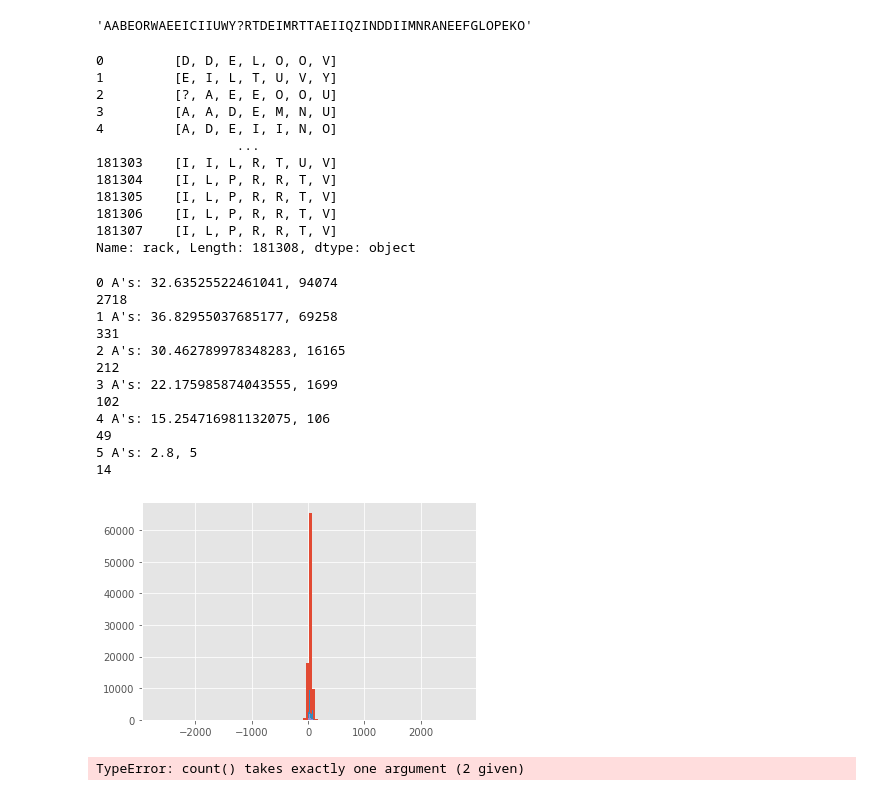
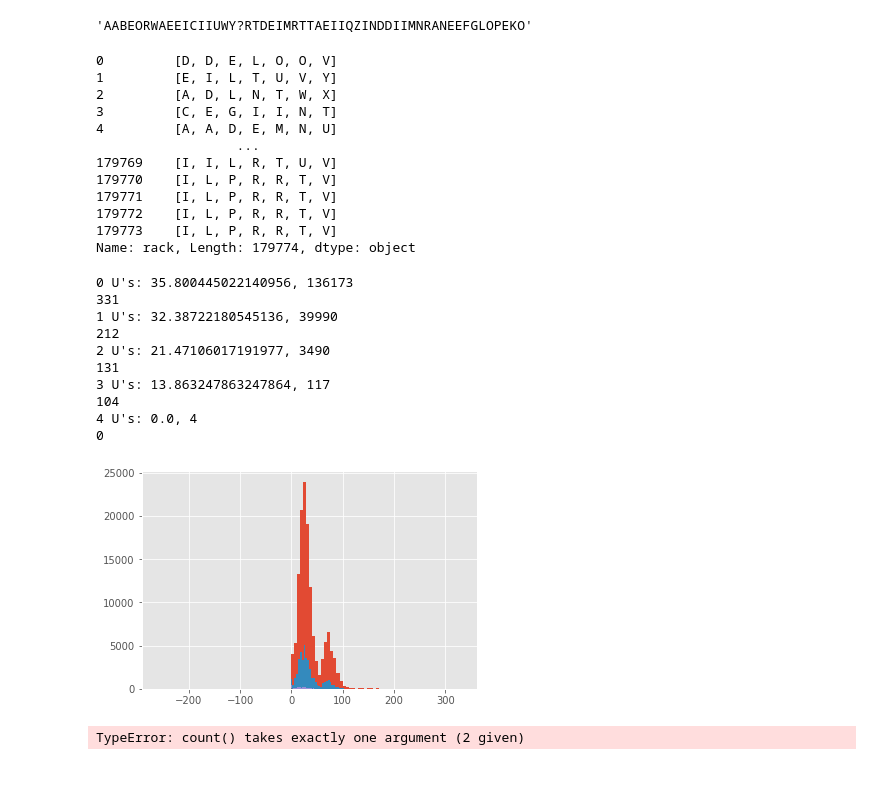
Before and after one commit to pkgalea/ScrabbleTileAnalyzer, a Jupyter notebook: DataExploration.ipynb, the cells around one changed output. Cells and saved outputs as stored; diff of their text form; code cells hidden in the pictures.

Commit message:
challenges removed

```diff
--- a/DataExploration.ipynb
+++ b/DataExploration.ipynb
@@ -204,9 +204,9 @@ conn.close()
 
 cur = conn.cursor()
 
-sql = """SELECT movenum, turn_score, move, rack, LAG (move, 1)  OVER (PARTITION BY gamenum ORDER BY movenum) as prev_move
-from turn where gamenum in (SELECT gamenum from fullP2games) and
-gamenum not in (SELECT gamenum from game where p1_final_score > 800 or p2_final_score > 800) and
+sql = """SELECT gamenum, turn_id, movenum, turn_score, move, rack, LAG (move, 1)  OVER (PARTITION BY gamenum ORDER BY movenum) as prev_move
+from turn where gamenum in (SELECT gamenum from fullP2games) and NOT is_challenge and
+gamenum not in (select game_num from bad_games) and
 is_player2 = ' 1' and length(rack) = 7 ORDER BY movenum"""
 
 
@@ -217,42 +217,41 @@ df_good_p2.rack
 # %% [output]
 0         [D, D, E, L, O, O, V]
 1         [E, I, L, T, U, V, Y]
-2         [?, A, E, E, O, O, U]
-3         [A, A, D, E, M, N, U]
-4         [A, D, E, I, I, N, O]
+2         [A, D, L, N, T, W, X]
+3         [C, E, G, I, I, N, T]
+4         [A, A, D, E, M, N, U]
                   ...
-181303    [I, I, L, R, T, U, V]
-181304    [I, L, P, R, R, T, V]
-181305    [I, L, P, R, R, T, V]
-181306    [I, L, P, R, R, T, V]
-181307    [I, L, P, R, R, T, V]
-Name: rack, Length: 181308, dtype: object
+179769    [I, I, L, R, T, U, V]
+179770    [I, L, P, R, R, T, V]
+179771    [I, L, P, R, R, T, V]
+179772    [I, L, P, R, R, T, V]
+179773    [I, L, P, R, R, T, V]
+Name: rack, Length: 179774, dtype: object
 # %%
 fig, ax = plt.subplots()
 letters = ['A', 'B', 'C', 'D', 'E', 'F', 'G', 'H', 'I','J','K','L','M','N','O','P','Q','R','S','T','U','V','W','X','Y','Z','?']
 for l in letters:
     for i in range(0, 7):
-        tdf = df_good_p2[df_good_p2.rack.apply(lambda x:x.count(l)==i)]
+        tdf = df_good_p2[df_good_p2.rack.apply(lambda x:x.count('U')==i)]
         if (tdf.shape[0]):
-            print("{:} {:}'s: {:}, {:}".format(i, l, np.mean(tdf["turn_score"]), tdf.shape[0]))
+            print("{:} {:}'s: {:}, {:}".format(i, 'U', np.mean(tdf["turn_score"]), tdf.shape[0]))
             print(np.max(tdf.turn_score))
+#            print(tdf["gamenum"], print(tdf["rack"]))
         ax.hist(tdf["turn_score"], bins=100)
     break
     print(" ")
 # %% [output]
-0 A's: 32.63525522461041, 94074
-2718
-1 A's: 36.82955037685177, 69258
+0 U's: 35.800445022140956, 136173
 331
-2 A's: 30.462789978348283, 16165
+1 U's: 32.38722180545136, 39990
 212
-3 A's: 22.175985874043555, 1699
-102
-4 A's: 15.254716981132075, 106
-49
-5 A's: 2.8, 5
-14
+2 U's: 21.47106017191977, 3490
+131
+3 U's: 13.863247863247864, 117
+104
+4 U's: 0.0, 4
+0
-[figure, old version]
+[figure, new version]
 # %%
 df_good_p2.rack[1].count
 # %% [output]
```
